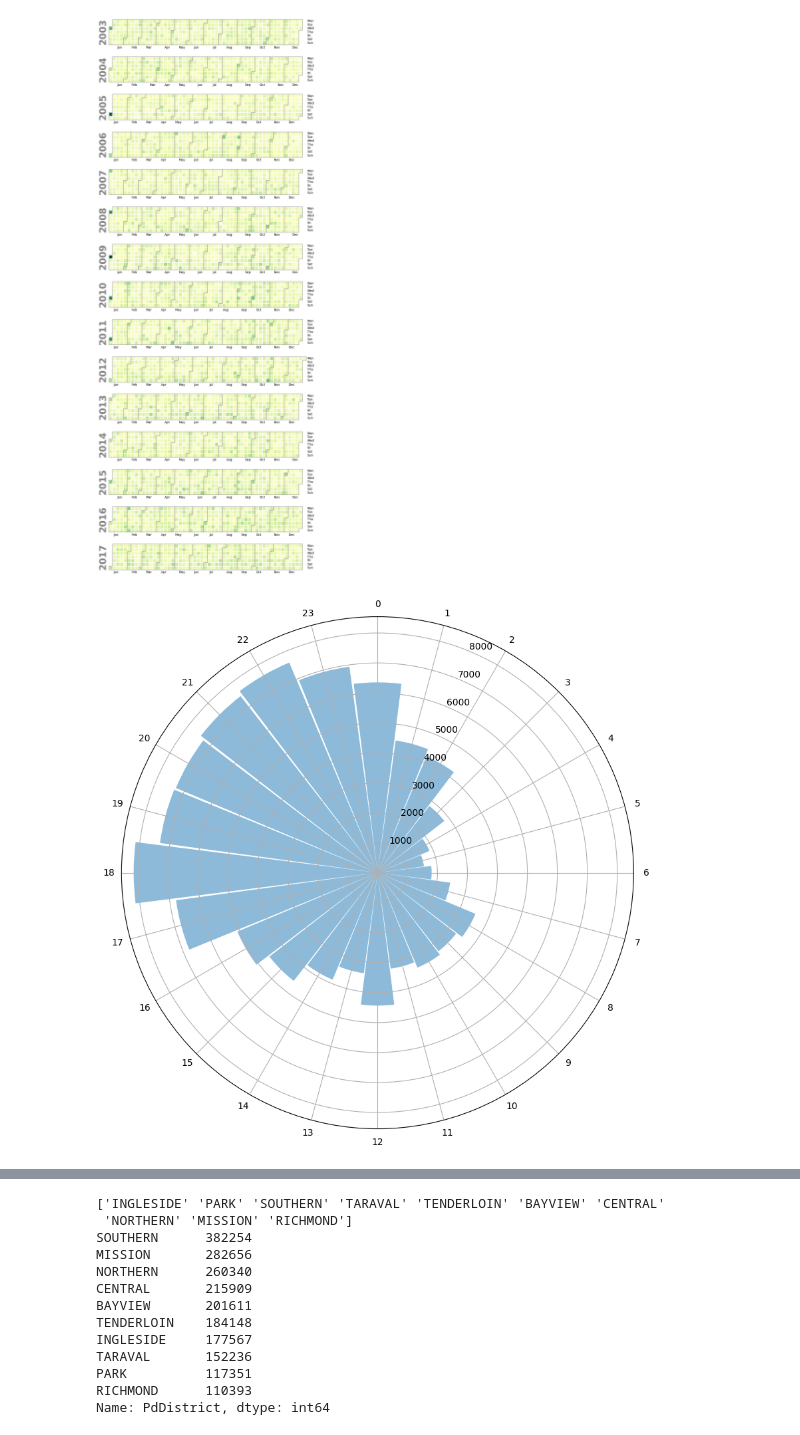
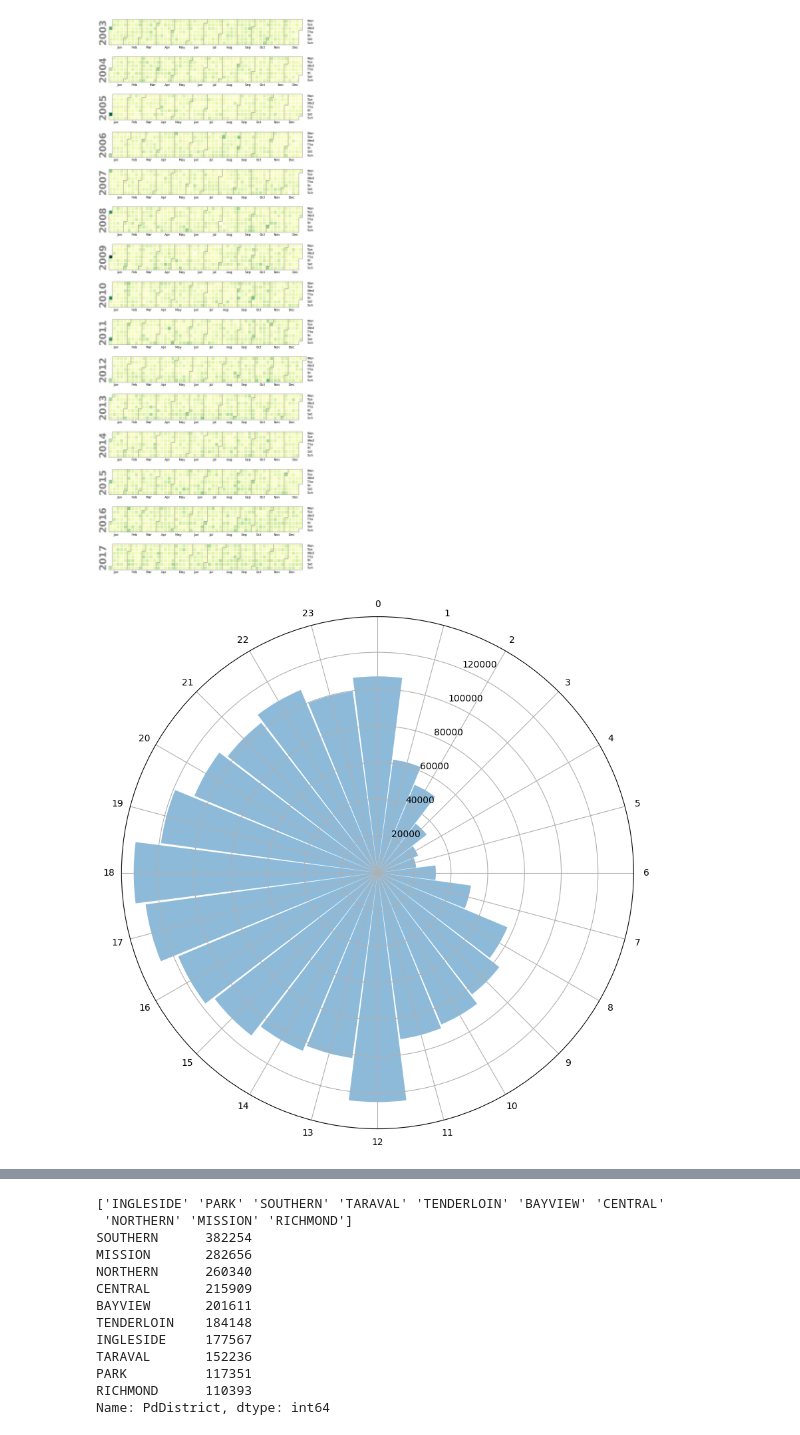
Before and after one commit to AnneKDesler/socialdata2023, a Jupyter notebook: lectures/Week2.ipynb, the cells around one changed output, grey strips where cells are left out. Drawn from its saved outputs; the diff is of its cells as text; code cells hidden in the pictures.

```diff
--- a/lectures/Week2.ipynb
+++ b/lectures/Week2.ipynb
@@ -253,24 +270,24 @@ findfont: Font family 'Helvetica' not found.
 [figure]
 # %%
 df_drunk = df.loc[df.Category == 'DRUNKENNESS']
-events = df_i['Timestamp'].dt.hour.value_counts().sort_index()
+events = df['Timestamp'].dt.hour.value_counts().sort_index()
 
 # Compute pie slices
 N = len(events)
 radians = np.linspace(0.0, 2 * np.pi, N, endpoint=False)
 degrees = np.linspace(0.0, 360, N, endpoint=False)
 times = events.index
 width = 2*np.pi/ N-0.01
 
 
 plt.figure(figsize=(10,10))
 ax = plt.subplot(projection='polar')
 ax.bar(radians, events, width=width, bottom=0.0, alpha=0.5)
 ax.set_thetagrids(degrees, labels=times)
 ax.set(theta_direction=-1,theta_zero_location='N')
 plt.show()
 # %% [output]
-[figure, old version]
+[figure, new version]
 # %% [markdown]
 # Part 5: Back to visualizing patterns in the data
 
```
Also changed, not shown: parts of 4 cells of this notebook, 1 other file.
